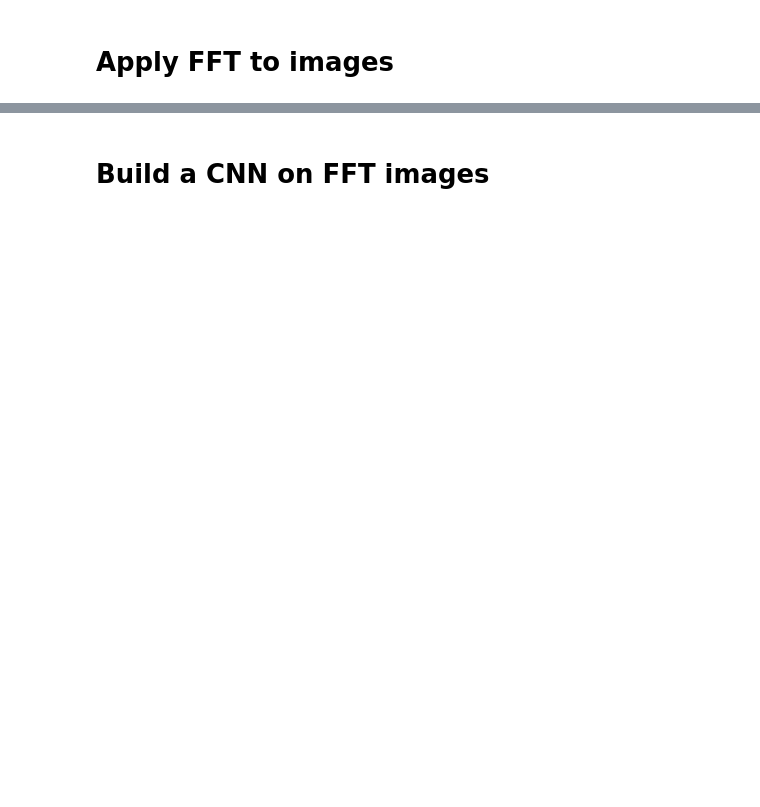
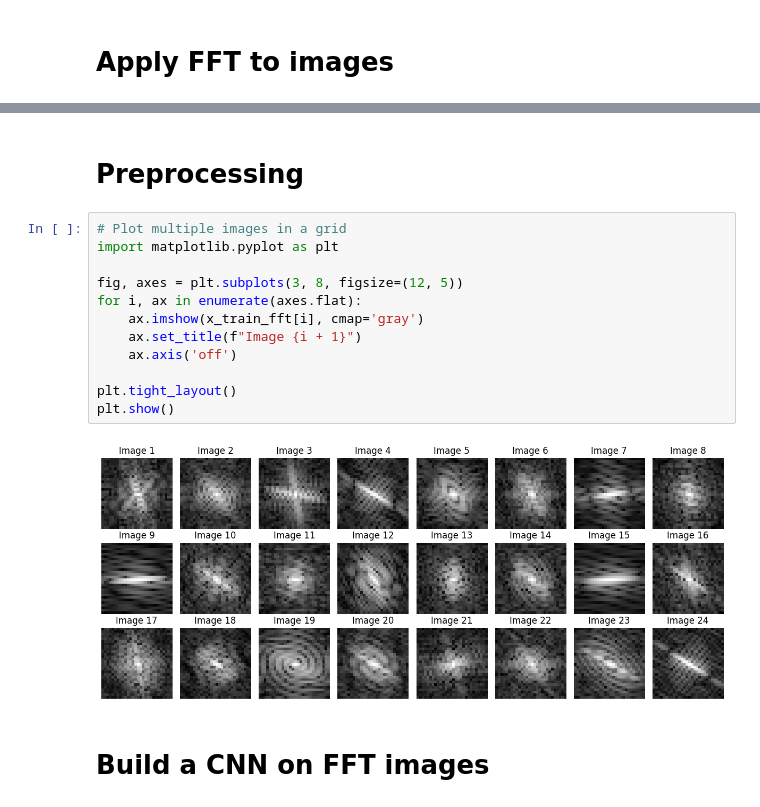
Before and after one commit to juanruiz309381/EII, a Jupyter notebook: notebooks/theory/complex_cnn.ipynb, the cells around one changed output, grey strips where cells are left out. Drawn from its saved outputs; the diff is of its cells as text; blank space fills up the shorter version.

```diff
--- a/notebooks/theory/complex_cnn.ipynb
+++ b/notebooks/theory/complex_cnn.ipynb
@@ -37,3 +72,19 @@ print("FFT shape:", x_train_fft.shape)
+# %% [markdown]
+# Preprocessing
+# %%
+# Plot multiple images in a grid
+import matplotlib.pyplot as plt
+
+fig, axes = plt.subplots(3, 8, figsize=(12, 5))
+for i, ax in enumerate(axes.flat):
+    ax.imshow(x_train_fft[i], cmap='gray')
+    ax.set_title(f"Image {i + 1}")
+    ax.axis('off')
+
+plt.tight_layout()
+plt.show()
+# %% [output]
+[figure, added]
 # %% [markdown]
 # Build a CNN on FFT images
 # %%
```
Also changed, not shown: parts of 6 cells of this notebook, 10 other files.
